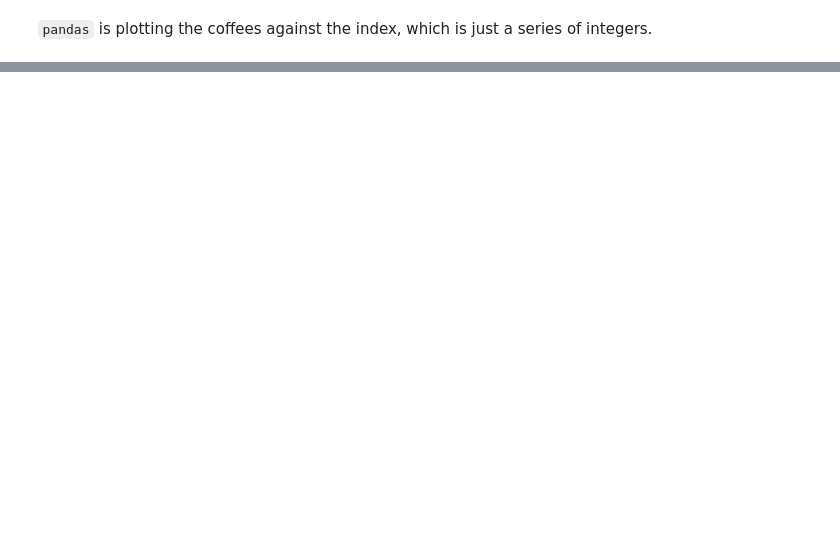
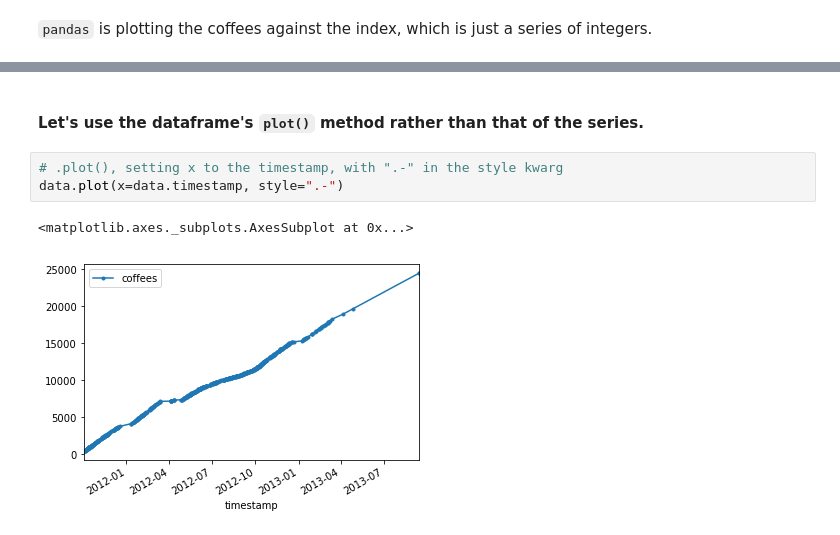
Before and after one commit to QCaudron/pydata_pandas, a Jupyter notebook: coffee_analysis_solution.ipynb, the cells around one changed output, grey strips where cells are left out. Cells and saved outputs as stored; diff of their text form; blank space fills up the shorter version.

```diff
--- a/coffee_analysis_solution.ipynb
+++ b/coffee_analysis_solution.ipynb
@@ -237,0 +311,8 @@ data.coffees.plot()
+# %% [markdown]
+#### Let's use the dataframe's `plot()` method rather than that of the series.
+# %%
+# .plot(), setting x to the timestamp, with ".-" in the style kwarg
+data.plot(x=data.timestamp, style=".-")
+# %% [output]
+<matplotlib.axes._subplots.AxesSubplot at 0x...>
+[figure, added]
```
Also changed, not shown: parts of 92 cells of this notebook, 3 other files.
